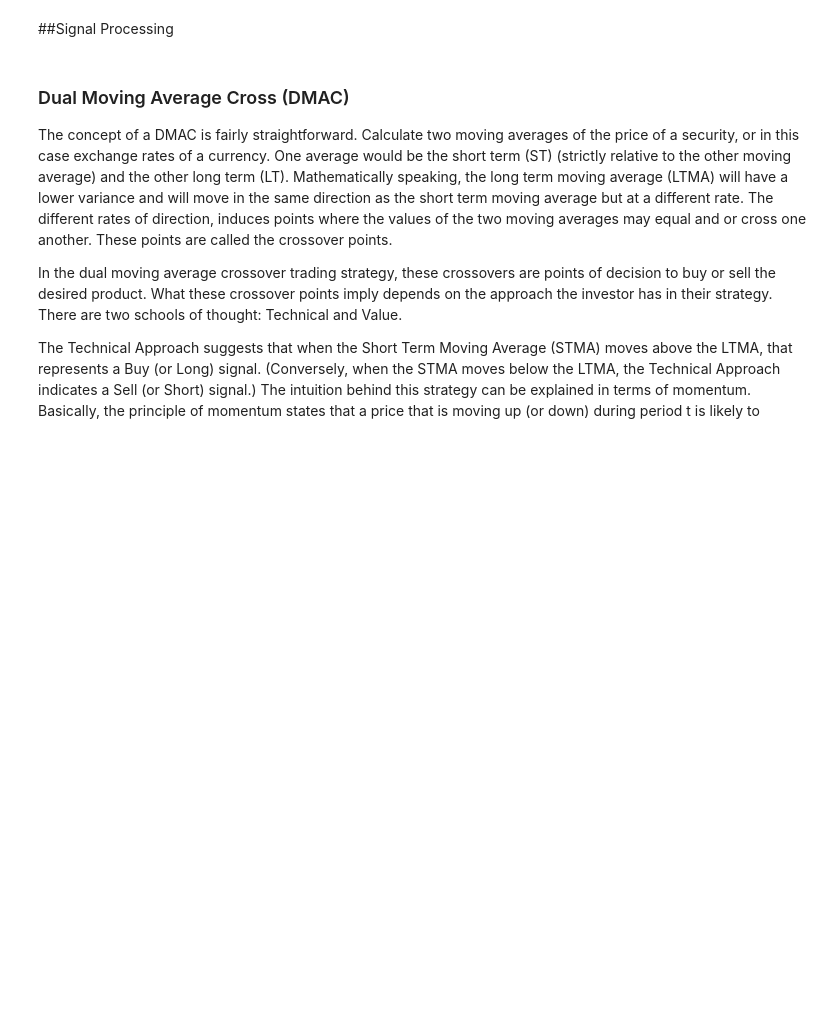
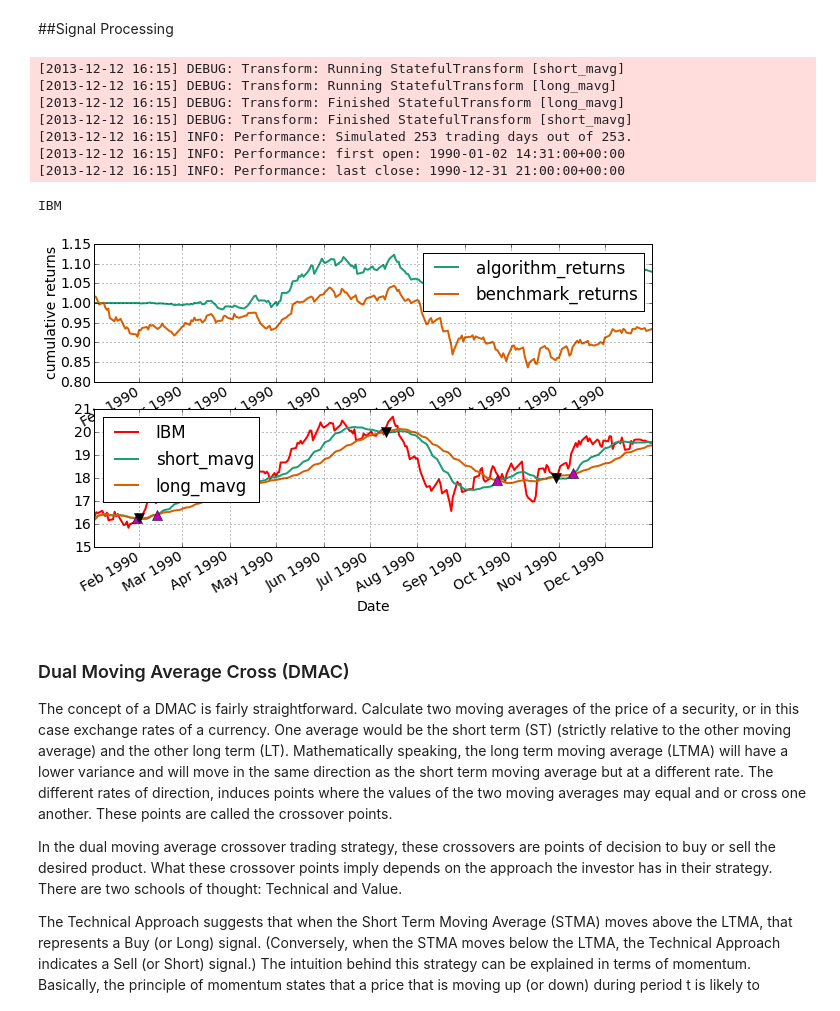
Before and after one commit to knathanieltucker/209fp, a Jupyter notebook: final.ipynb, the cells around one changed output. Cells and saved outputs as stored; diff of their text form; code cells hidden in the pictures; blank space fills up the shorter version.

Commit message:
first reveiw signal processing

```diff
--- a/final.ipynb
+++ b/final.ipynb
@@ -139,6 +139,19 @@ DATE,OPEN,HIGH,LOW,CLOSE,VOLUME,ADJ
 above is chris stuff
 # %% [markdown]
 ##Signal Processing
+# %%
+import signal_processing as sp
+sp.example()
+# %% [output]
+[2013-12-12 16:15] DEBUG: Transform: Running StatefulTransform [short_mavg]
+[2013-12-12 16:15] DEBUG: Transform: Running StatefulTransform [long_mavg]
+[2013-12-12 16:15] DEBUG: Transform: Finished StatefulTransform [long_mavg]
+[2013-12-12 16:15] DEBUG: Transform: Finished StatefulTransform [short_mavg]
+[2013-12-12 16:15] INFO: Performance: Simulated 253 trading days out of 253.
+[2013-12-12 16:15] INFO: Performance: first open: 1990-01-02 14:31:00+00:00
+[2013-12-12 16:15] INFO: Performance: last close: 1990-12-31 21:00:00+00:00
+IBM
+[figure, added]
 # %% [markdown]
 ### Dual Moving Average Cross (DMAC)
 The concept of a DMAC is fairly straightforward. Calculate two moving averages of the price of a security, or in this case exchange rates of a currency. One average would be the short term (ST) (strictly relative to the other moving average) and the other long term (LT). Mathematically speaking, the long term moving average (LTMA) will have a lower variance and will move in the same direction as the short term moving average but at a different rate. The different rates of direction, induces points where the values of the two moving averages may equal and or cross one another. These points are called the crossover points.
```
Also changed, not shown: parts of 1 cell of this notebook, 2 other files.
